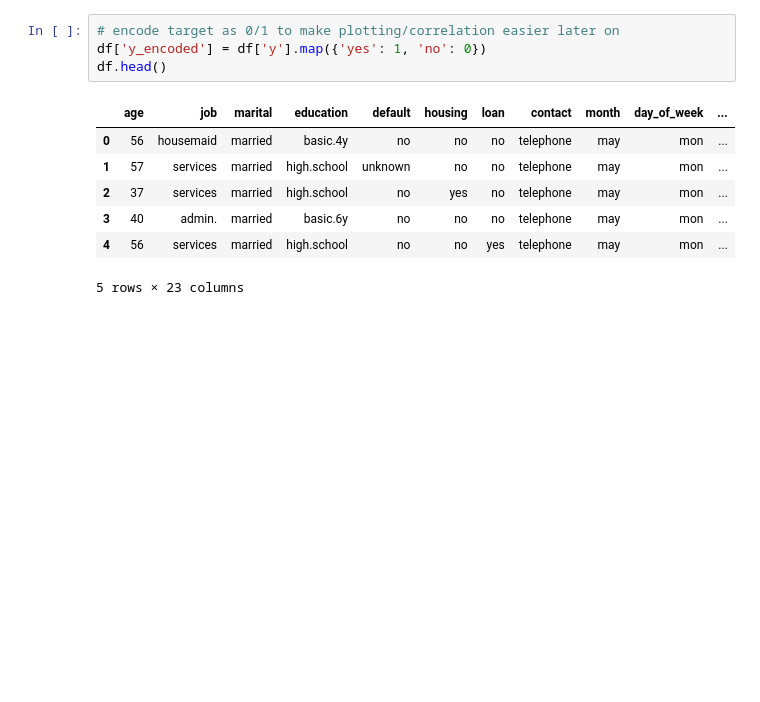
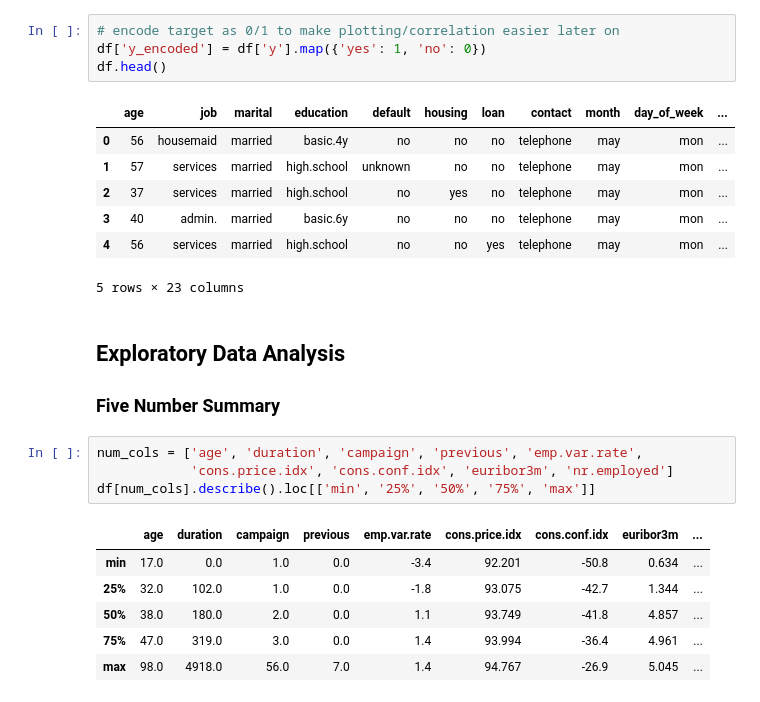
Before and after one commit to cuboidalstudios/ML_REF_DEF, a Jupyter notebook: Machine_Learning_REFDEF.ipynb, the cells around one changed output. Drawn from its saved outputs; the diff is of its cells as text; blank space fills up the shorter version.

```diff
--- a/Machine_Learning_REFDEF.ipynb
+++ b/Machine_Learning_REFDEF.ipynb
@@ -140,3 +140,18 @@ df.head()
 | 3 | 40 | admin. | married | basic.6y | no | no | no | telephone | may | mon | ... |
 | 4 | 56 | services | married | high.school | no | no | yes | telephone | may | mon | ... |
 5 rows × 23 columns
+# %% [markdown]
+## Exploratory Data Analysis
+
+### Five Number Summary
+# %%
+num_cols = ['age', 'duration', 'campaign', 'previous', 'emp.var.rate',
+            'cons.price.idx', 'cons.conf.idx', 'euribor3m', 'nr.employed']
+df[num_cols].describe().loc[['min', '25%', '50%', '75%', 'max']]
+# %% [output]
+|  | age | duration | campaign | previous | emp.var.rate | cons.price.idx | cons.conf.idx | euribor3m | ... |
+| min | 17.0 | 0.0 | 1.0 | 0.0 | -3.4 | 92.201 | -50.8 | 0.634 | ... |
+| 25% | 32.0 | 102.0 | 1.0 | 0.0 | -1.8 | 93.075 | -42.7 | 1.344 | ... |
+| 50% | 38.0 | 180.0 | 2.0 | 0.0 | 1.1 | 93.749 | -41.8 | 4.857 | ... |
+| 75% | 47.0 | 319.0 | 3.0 | 0.0 | 1.4 | 93.994 | -36.4 | 4.961 | ... |
+| max | 98.0 | 4918.0 | 56.0 | 7.0 | 1.4 | 94.767 | -26.9 | 5.045 | ... |
```
Also changed, not shown: parts of 6 cells of this notebook.
